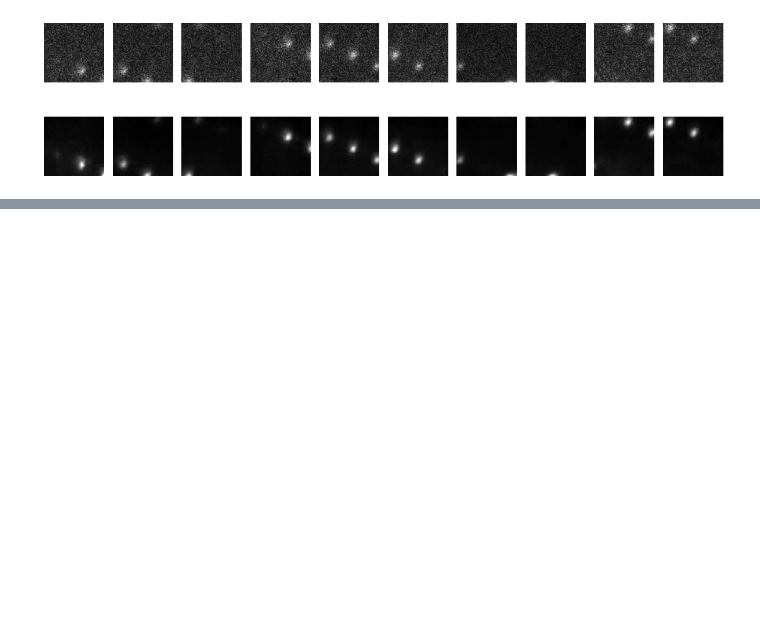
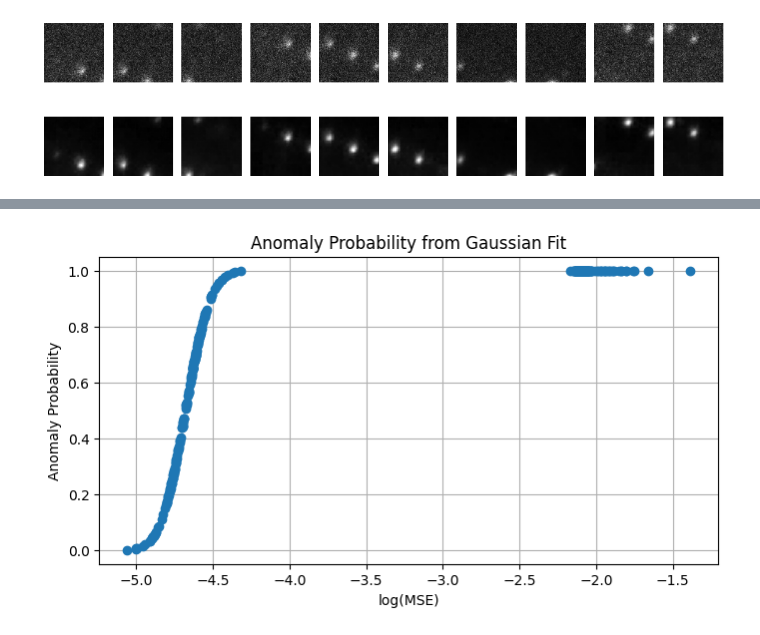
Before and after one commit to manyyeon/anomaly_detection, a Jupyter notebook: CAE.ipynb, the cells around one changed output, grey strips where cells are left out. Saved outputs shown, nothing was run; the diff lists cells and outputs as text; code cells hidden in the pictures; blank space fills up the shorter version.

```diff
--- a/CAE.ipynb
+++ b/CAE.ipynb
@@ -552,0 +595,29 @@ plt.show()
+# %%
+from scipy.stats import norm
+import numpy as np
+
+# Focus on normal-looking errors (left peak)
+normal_log_errors = np.array(image_level_errors)
+normal_log_errors = normal_log_errors[normal_log_errors < -3.5]  # adjust cutoff if needed
+
+# Fit normal distribution
+mu, sigma = norm.fit(normal_log_errors)
+
+# Function to get anomaly score
+def anomaly_score(log_mse, mu, sigma):
+    return norm.cdf(log_mse, loc=mu, scale=sigma)
+
+# Calculate probabilities
+probs = anomaly_score(np.array(image_level_errors), mu, sigma)
+# %%
+log_mse_vals = np.array(image_level_errors)
+
+plt.figure(figsize=(8, 4))
+plt.plot(log_mse_vals, probs, 'o')
+plt.xlabel("log(MSE)")
+plt.ylabel("Anomaly Probability")
+plt.title("Anomaly Probability from Gaussian Fit")
+plt.grid(True)
+plt.show()
+# %% [output]
+[figure, added]
```
Also changed, not shown: parts of 9 cells of this notebook.
